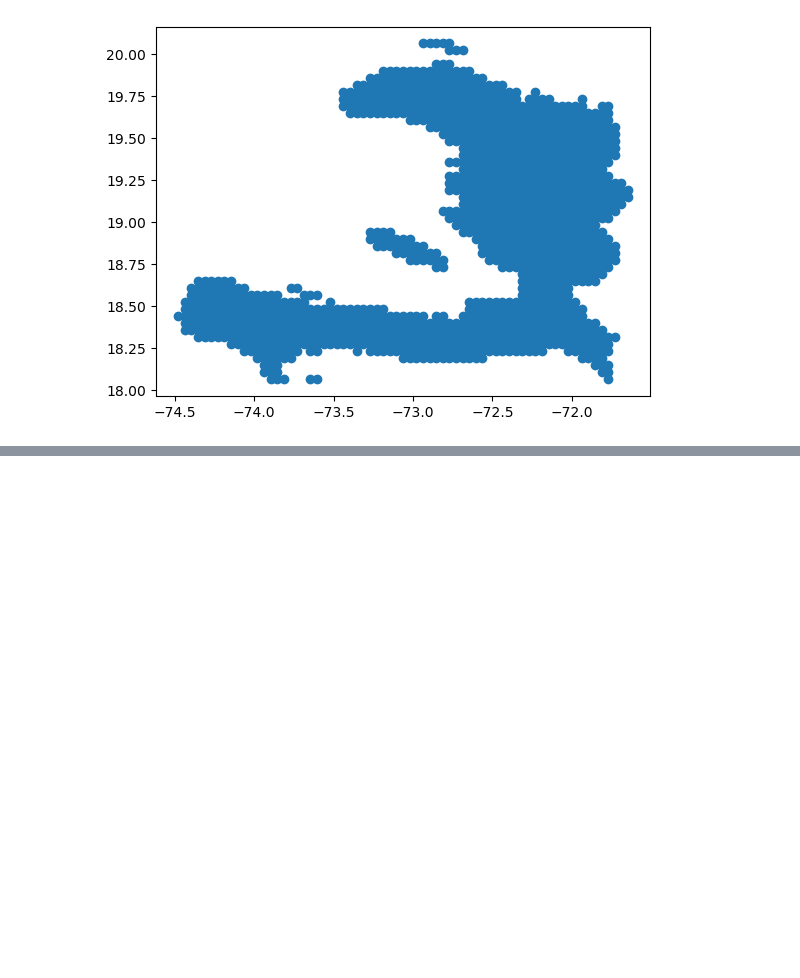
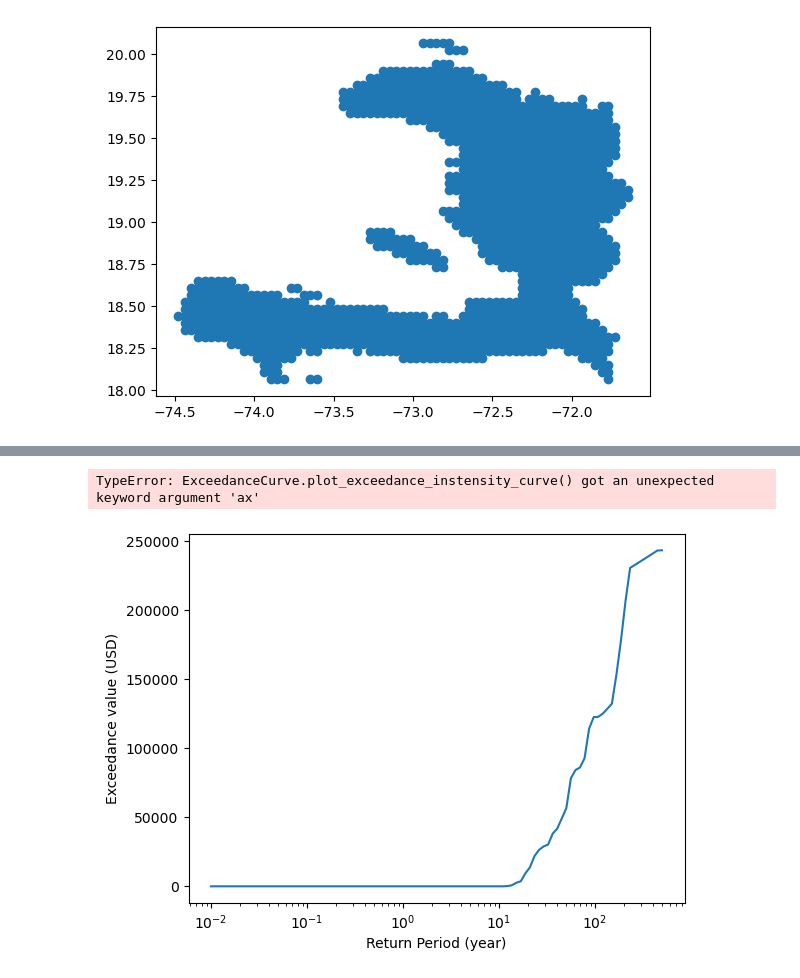
Before and after one commit to ValentinGebhart/exceedance_frequency_curves, a Jupyter notebook: example_resolution.ipynb, the cells around one changed output, grey strips where cells are left out. Saved outputs shown, nothing was run; the diff lists cells and outputs as text; code cells hidden in the pictures; blank space fills up the shorter version.

```diff
--- a/example_resolution.ipynb
+++ b/example_resolution.ipynb
@@ -103,0 +177,6 @@ AAI original 191.26191196170652
+# %%
+fig, ax = rp_map.exceedance_curves[0].plot_exceedance_instensity_curve()
+rp_map_half_short.exceedance_curves[0].plot_exceedance_instensity_curve(ax=ax)
+# %% [output]
+TypeError: ExceedanceCurve.plot_exceedance_instensity_curve() got an unexpected keyword argument 'ax'
+[figure, added]
```
Also changed, not shown: parts of 8 cells of this notebook, 1 other file.
